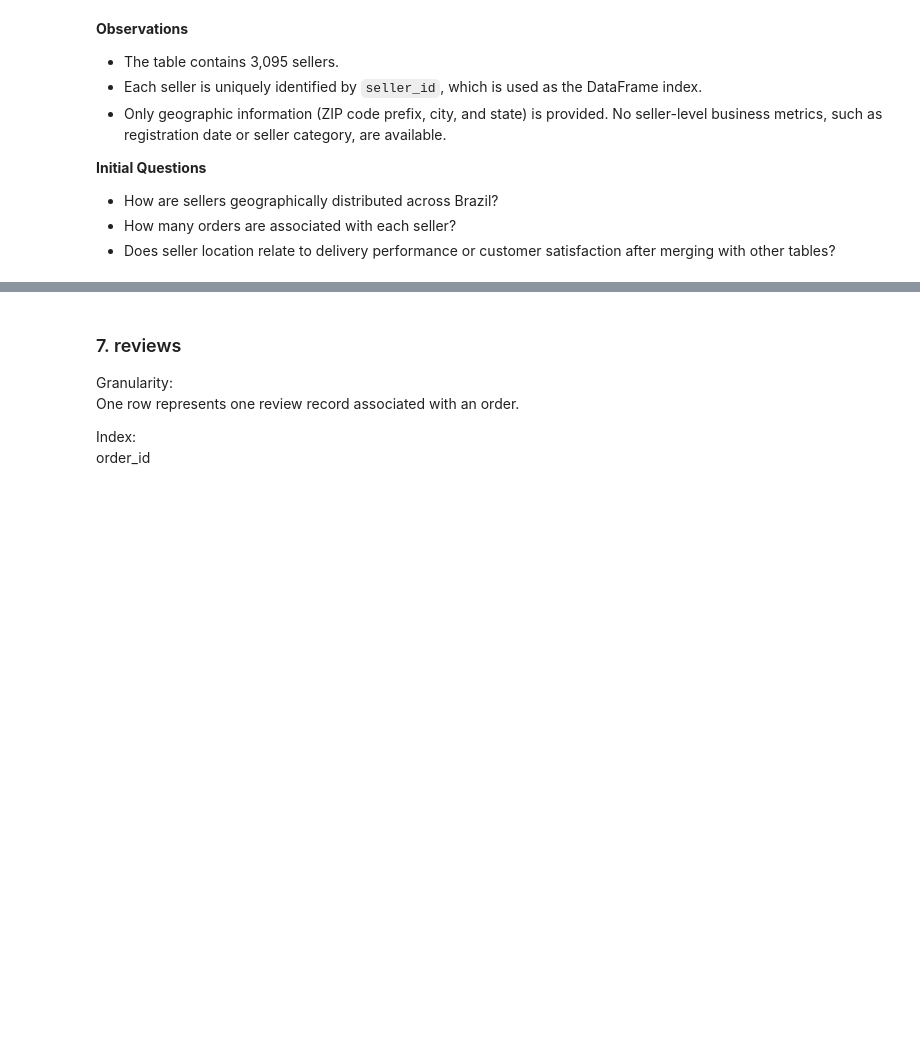
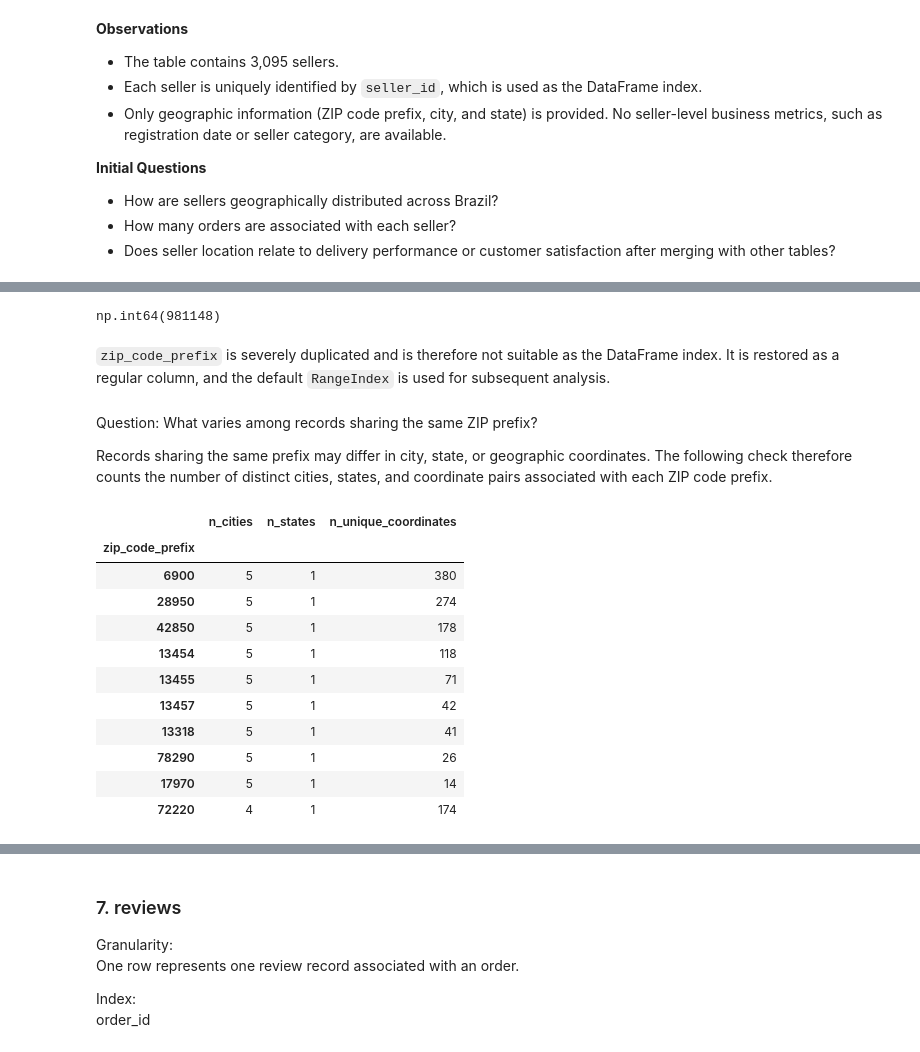
Before and after one commit to pwang-72/olist-ecommerce-analysis, a Jupyter notebook: notebooks/01_data_understanding.ipynb, the cells around one changed output, grey strips where cells are left out. Cells and saved outputs as stored; diff of their text form; code cells hidden in the pictures; blank space fills up the shorter version.

```diff
--- a/notebooks/01_data_understanding.ipynb
+++ b/notebooks/01_data_understanding.ipynb
@@ -267,0 +295,6 @@ Question: Is there a one-to-one relationship between orders.customer_id and cust
+# %%
+geolocations.index.duplicated().sum()
+# %% [output]
+np.int64(981148)
+# %% [markdown]
+`zip_code_prefix` is severely duplicated and is therefore not suitable as the DataFrame index. It is restored as a regular column, and the default `RangeIndex` is used for subsequent analysis.
@@ -267,0 +303,33 @@ Question: Is there a one-to-one relationship between orders.customer_id and cust
+# %% [markdown]
+Question: What varies among records sharing the same ZIP prefix?
+
+Records sharing the same prefix may differ in city, state, or geographic coordinates. The following check therefore counts the number of distinct cities, states, and coordinate pairs associated with each ZIP code prefix.
+# %%
+geo_check = (geolocations.groupby("zip_code_prefix")
+            .agg(n_cities=("city", "nunique"), n_states=("state", "nunique"),)
+)
+
+n_unique_coordinates = (
+    geolocations[["zip_code_prefix", "lat", "lng"]]
+    .drop_duplicates()
+    .groupby("zip_code_prefix")
+    .size()
+    .rename("n_unique_coordinates")
+)
+
+geo_check = geo_check.join(n_unique_coordinates)
+
+geo_check.sort_values(["n_cities", "n_states", "n_unique_coordinates"],ascending=False).head(10)
+# %% [output]
+|  | n_cities | n_states | n_unique_coordinates |
+| zip_code_prefix |  |  |  |
+| 6900 | 5 | 1 | 380 |
+| 28950 | 5 | 1 | 274 |
+| 42850 | 5 | 1 | 178 |
+| 13454 | 5 | 1 | 118 |
+| 13455 | 5 | 1 | 71 |
+| 13457 | 5 | 1 | 42 |
+| 13318 | 5 | 1 | 41 |
+| 78290 | 5 | 1 | 26 |
+| 17970 | 5 | 1 | 14 |
+| 72220 | 4 | 1 | 174 |
```
Also changed, not shown: parts of 40 cells of this notebook.
